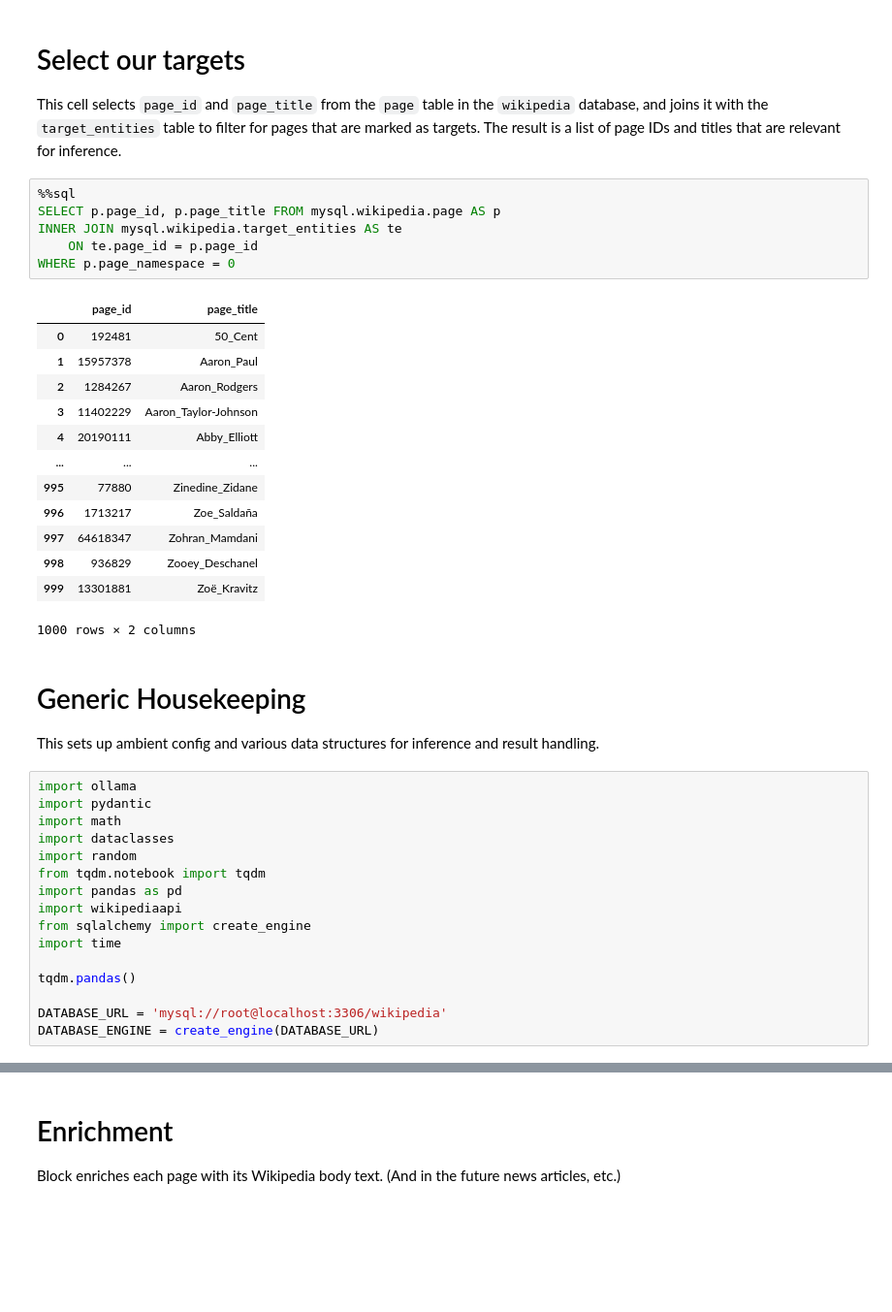
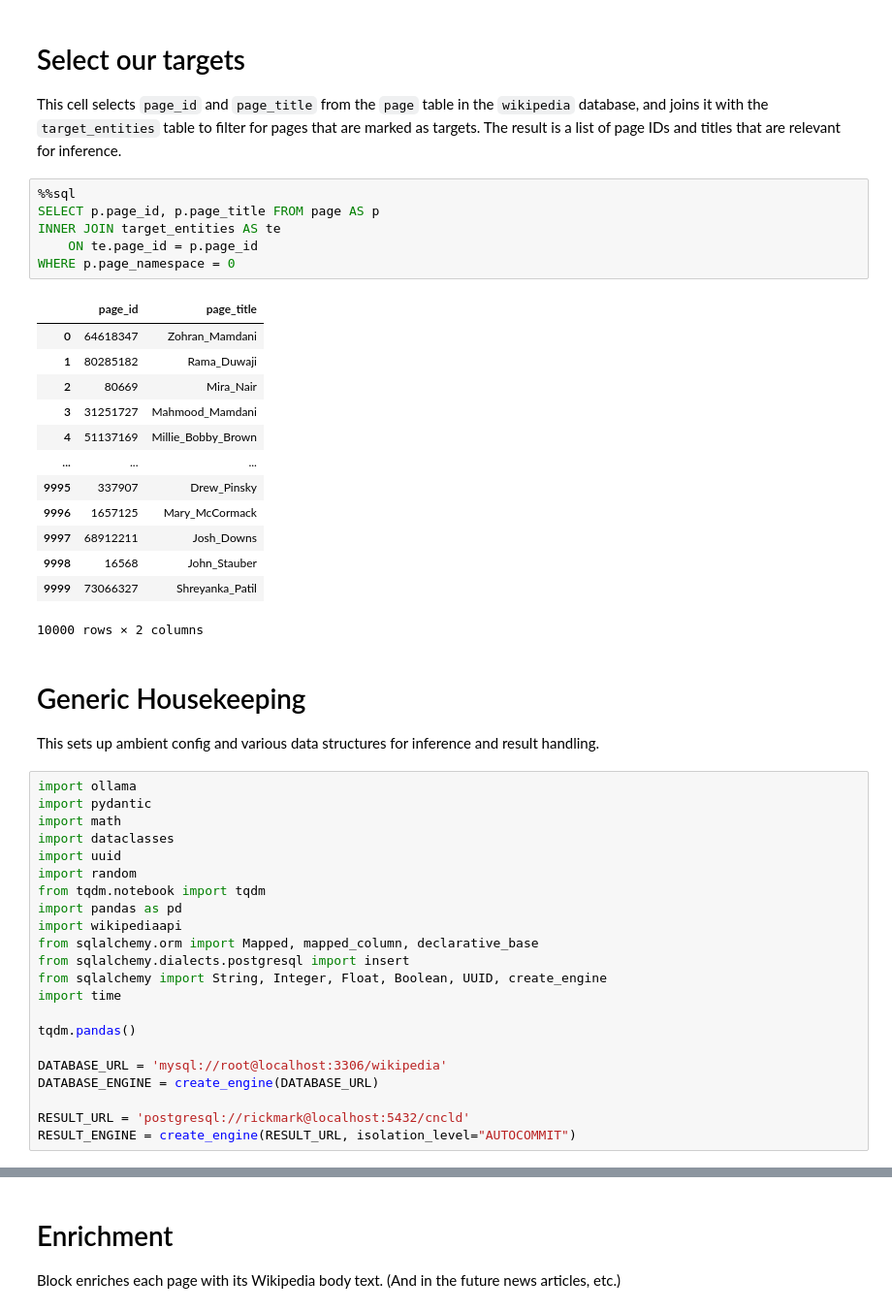
Before and after one commit to rickmark/cncld, a Jupyter notebook: data/workspace/infer_judgement.ipynb, the cells around one changed output, grey strips where cells are left out. Shown at 97% size. Cells and saved outputs as stored; diff of their text form; blank space fills up the shorter version.

```diff
--- a/data/workspace/infer_judgement.ipynb
+++ b/data/workspace/infer_judgement.ipynb
@@ -6,24 +6,24 @@
 This cell selects `page_id` and `page_title` from the `page` table in the `wikipedia` database, and joins it with the `target_entities` table to filter for pages that are marked as targets. The result is a list of page IDs and titles that are relevant for inference.
 # %%
 %%sql
-SELECT p.page_id, p.page_title FROM mysql.wikipedia.page AS p
-INNER JOIN mysql.wikipedia.target_entities AS te
+SELECT p.page_id, p.page_title FROM page AS p
+INNER JOIN target_entities AS te
     ON te.page_id = p.page_id
 WHERE p.page_namespace = 0
 # %% [output]
 |  | page_id | page_title |
-| 0 | 192481 | 50_Cent |
-| 1 | 15957378 | Aaron_Paul |
-| 2 | 1284267 | Aaron_Rodgers |
-| 3 | 11402229 | Aaron_Taylor-Johnson |
-| 4 | 20190111 | Abby_Elliott |
+| 0 | 64618347 | Zohran_Mamdani |
+| 1 | 80285182 | Rama_Duwaji |
+| 2 | 80669 | Mira_Nair |
+| 3 | 31251727 | Mahmood_Mamdani |
+| 4 | 51137169 | Millie_Bobby_Brown |
 | ... | ... | ... |
-| 995 | 77880 | Zinedine_Zidane |
-| 996 | 1713217 | Zoe_Saldaña |
-| 997 | 64618347 | Zohran_Mamdani |
-| 998 | 936829 | Zooey_Deschanel |
-| 999 | 13301881 | Zoë_Kravitz |
+| 9995 | 337907 | Drew_Pinsky |
+| 9996 | 1657125 | Mary_McCormack |
+| 9997 | 68912211 | Josh_Downs |
+| 9998 | 16568 | John_Stauber |
+| 9999 | 73066327 | Shreyanka_Patil |
-1000 rows × 2 columns
+10000 rows × 2 columns
 # %% [markdown]
 # Generic Housekeeping
 
@@ -33,17 +33,23 @@ import ollama
 import pydantic
 import math
 import dataclasses
+import uuid
 import random
 from tqdm.notebook import tqdm
 import pandas as pd
 import wikipediaapi
-from sqlalchemy import create_engine
+from sqlalchemy.orm import Mapped, mapped_column, declarative_base
+from sqlalchemy.dialects.postgresql import insert
+from sqlalchemy import String, Integer, Float, Boolean, UUID, create_engine
 import time
 
 tqdm.pandas()
 
 DATABASE_URL = 'mysql://root@localhost:3306/wikipedia'
 DATABASE_ENGINE = create_engine(DATABASE_URL)
+
+RESULT_URL = 'postgresql://rickmark@localhost:5432/cncld'
+RESULT_ENGINE = create_engine(RESULT_URL, isolation_level="AUTOCOMMIT")
 # %%
 @dataclasses.dataclass
 class InferenceContext:
```
Also changed, not shown: parts of 5 cells of this notebook, 4 other files.
